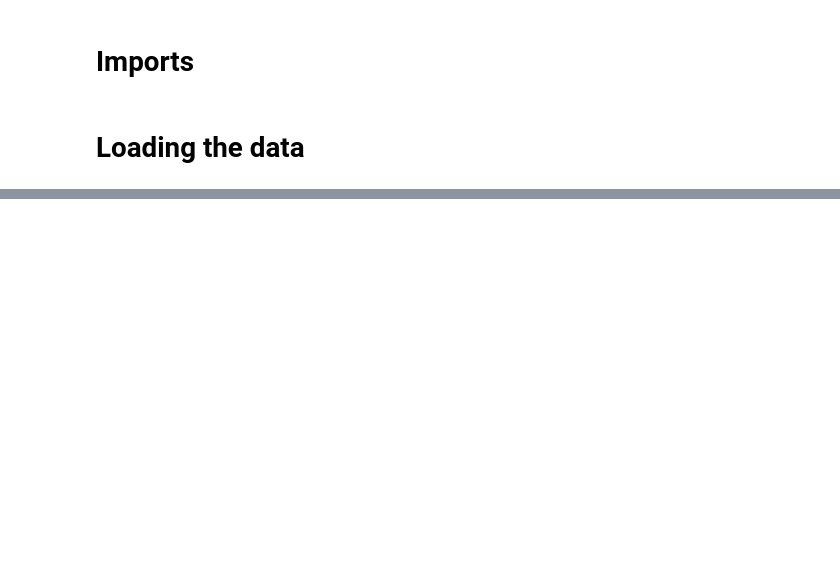
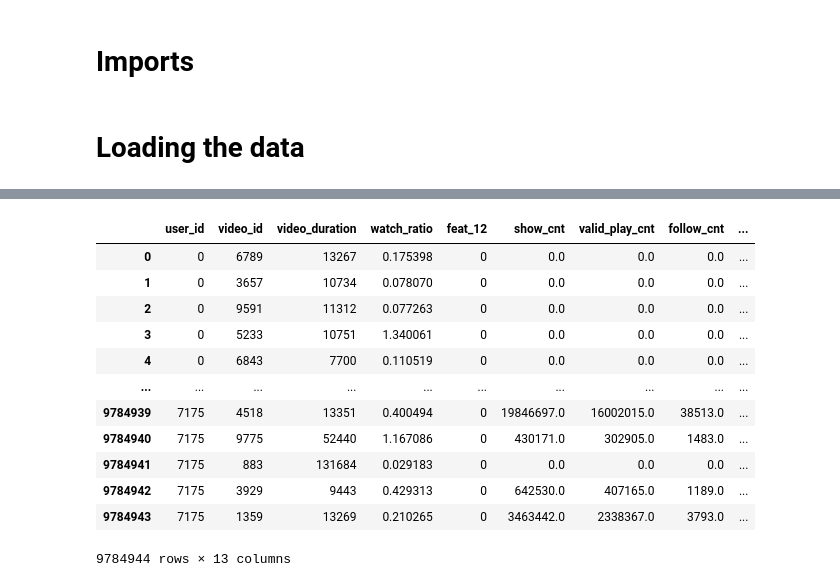
Before and after one commit to PamplemousseCru/FinalProject_2025_Matthias_Laithier, a Jupyter notebook: 03_feature_engineering.ipynb, the cells around one changed output, grey strips where cells are left out. Saved outputs shown, nothing was run; the diff lists cells and outputs as text; code cells hidden in the pictures; blank space fills up the shorter version.

```diff
--- a/03_feature_engineering.ipynb
+++ b/03_feature_engineering.ipynb
@@ -100,6 +120,21 @@ test_data = test_data.dropna()
 # %%
 export_dir = "./exports"
 if not os.path.exists(export_dir):
     os.makedirs(export_dir)
 train_data.to_parquet(export_dir + "/train_data_feature_engineered.pq")
 test_data.to_parquet(export_dir + "/test_data_feature_engineered.pq")
+train_data
+# %% [output]
+|  | user_id | video_id | video_duration | watch_ratio | feat_12 | show_cnt | valid_play_cnt | follow_cnt | ... |
+| 0 | 0 | 6789 | 13267 | 0.175398 | 0 | 0.0 | 0.0 | 0.0 | ... |
+| 1 | 0 | 3657 | 10734 | 0.078070 | 0 | 0.0 | 0.0 | 0.0 | ... |
+| 2 | 0 | 9591 | 11312 | 0.077263 | 0 | 0.0 | 0.0 | 0.0 | ... |
+| 3 | 0 | 5233 | 10751 | 1.340061 | 0 | 0.0 | 0.0 | 0.0 | ... |
+| 4 | 0 | 6843 | 7700 | 0.110519 | 0 | 0.0 | 0.0 | 0.0 | ... |
+| ... | ... | ... | ... | ... | ... | ... | ... | ... | ... |
+| 9784939 | 7175 | 4518 | 13351 | 0.400494 | 0 | 19846697.0 | 16002015.0 | 38513.0 | ... |
+| 9784940 | 7175 | 9775 | 52440 | 1.167086 | 0 | 430171.0 | 302905.0 | 1483.0 | ... |
+| 9784941 | 7175 | 883 | 131684 | 0.029183 | 0 | 0.0 | 0.0 | 0.0 | ... |
+| 9784942 | 7175 | 3929 | 9443 | 0.429313 | 0 | 642530.0 | 407165.0 | 1189.0 | ... |
+| 9784943 | 7175 | 1359 | 13269 | 0.210265 | 0 | 3463442.0 | 2338367.0 | 3793.0 | ... |
+9784944 rows × 13 columns
```
Also changed, not shown: parts of 1 cell of this notebook, 1 other file.
